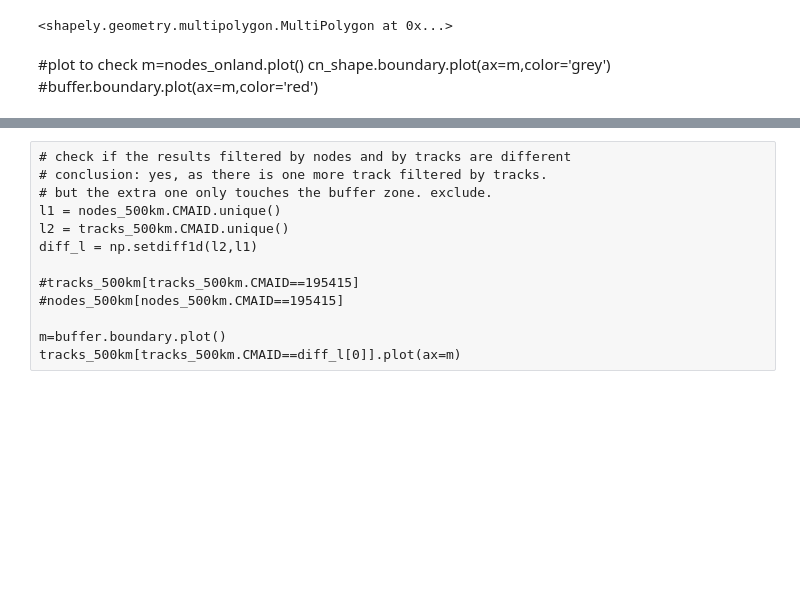
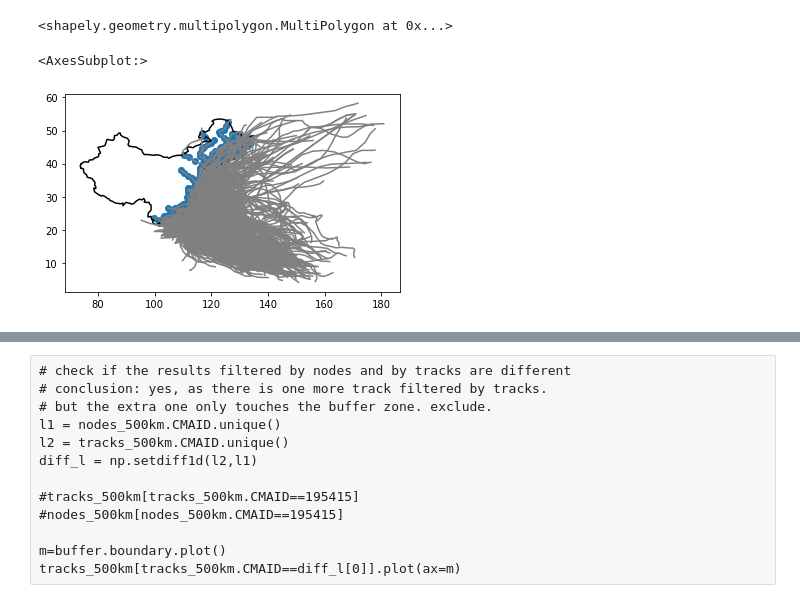
Before and after one commit to luxizhou/Precipitation_Scripts, a Jupyter notebook: CMA_Tracks_within_Xkm_of_Coastline.ipynb, the cells around one changed output, grey strips where cells are left out. Cells and saved outputs as stored; diff of their text form; code cells hidden in the pictures; blank space fills up the shorter version.

```diff
--- a/CMA_Tracks_within_Xkm_of_Coastline.ipynb
+++ b/CMA_Tracks_within_Xkm_of_Coastline.ipynb
@@ -101,11 +93,15 @@ nodes_onland.to_file(os.path.join(indir,'CMA_Tracks_Nodes_on_Land.shp'))
 test0 = tracks.geometry.apply(lambda x: x.intersects(cn_shape.loc[0,'geometry']))
 tracks_onland = tracks[test0].copy()
 tracks_onland.to_file(os.path.join(indir,'CMA_Tracks_on_Land.shp'))
-# %% [markdown]
-#plot to check
-m=nodes_onland.plot()
-cn_shape.boundary.plot(ax=m,color='grey')
-#buffer.boundary.plot(ax=m,color='red')
+# %%
+#plot to check
+m=nodes_onland.plot()
+cn_shape.boundary.plot(ax=m,color='black')
+tracks_onland.plot(ax=m,color='grey')
+#buffer.boundary.plot(ax=m,color='red')
+# %% [output]
+<AxesSubplot:>
+[figure, added]
 # %%
 %%time
 # Filter out nodes from all years
```
Also changed, not shown: parts of 8 cells of this notebook, 12 other files.
